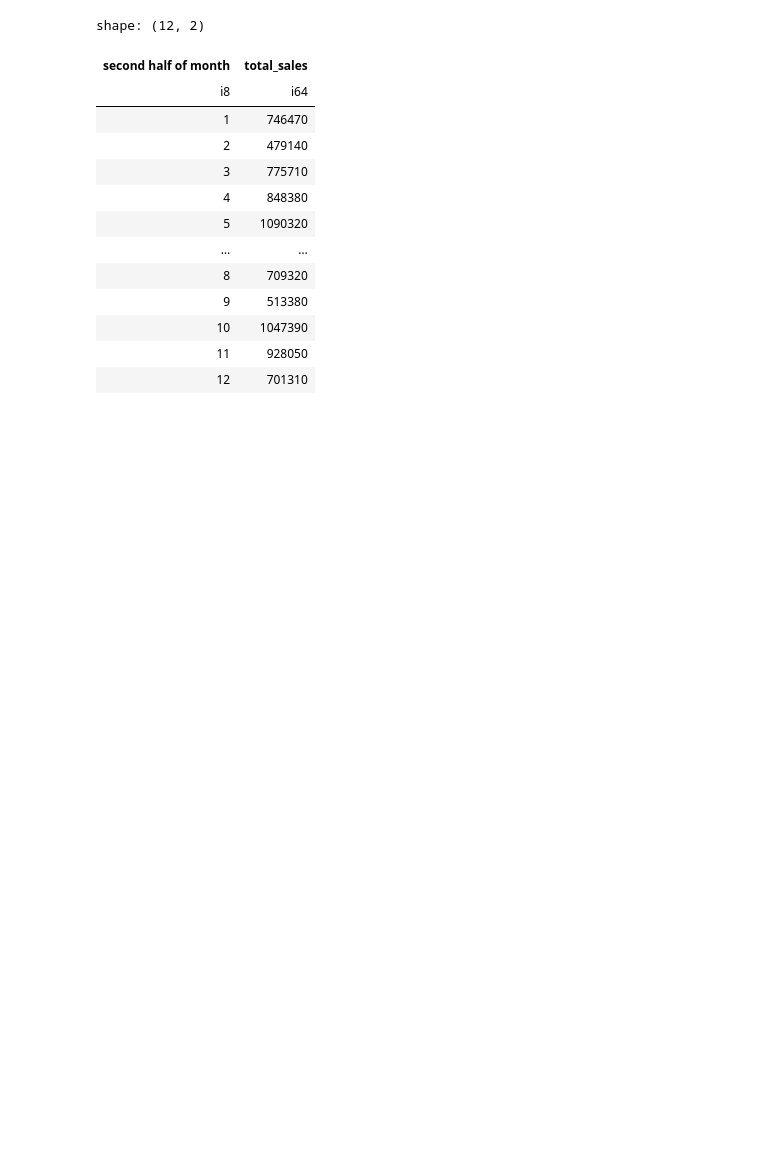
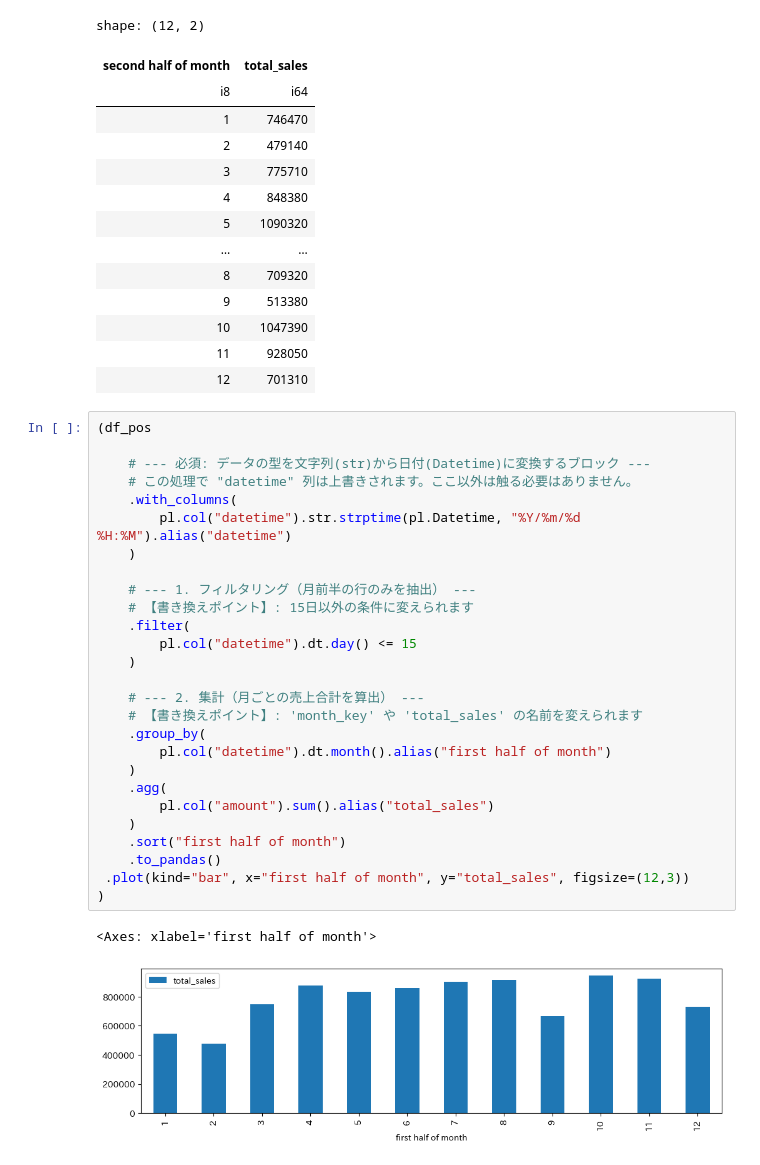
Before and after one commit to sitimi73/xbp_pos, a Jupyter notebook: analyzer.ipynb, the cells around one changed output. Drawn from its saved outputs; the diff is of its cells as text; blank space fills up the shorter version.

```diff
--- a/analyzer.ipynb
+++ b/analyzer.ipynb
@@ -237,3 +238,33 @@ shape: (12, 2)
 | 10 | 1047390 |
 | 11 | 928050 |
 | 12 | 701310 |
+# %%
+(df_pos
+
+    # --- 必須: データの型を文字列(str)から日付(Datetime)に変換するブロック ---
+    # この処理で "datetime" 列は上書きされます。ここ以外は触る必要はありません。
+    .with_columns(
+        pl.col("datetime").str.strptime(pl.Datetime, "%Y/%m/%d %H:%M").alias("datetime")
+    )
+
+    # --- 1. フィルタリング（月前半の行のみを抽出） ---
+    # 【書き換えポイント】: 15日以外の条件に変えられます
+    .filter(
+        pl.col("datetime").dt.day() <= 15
+    )
+
+    # --- 2. 集計（月ごとの売上合計を算出） ---
+    # 【書き換えポイント】: 'month_key' や 'total_sales' の名前を変えられます
+    .group_by(
+        pl.col("datetime").dt.month().alias("first half of month")
+    )
+    .agg(
+        pl.col("amount").sum().alias("total_sales")
+    )
+    .sort("first half of month")
+    .to_pandas()
+ .plot(kind="bar", x="first half of month", y="total_sales", figsize=(12,3))
+)
+# %% [output]
+<Axes: xlabel='first half of month'>
+[figure, added]
```
Also changed, not shown: parts of 2 cells of this notebook.
